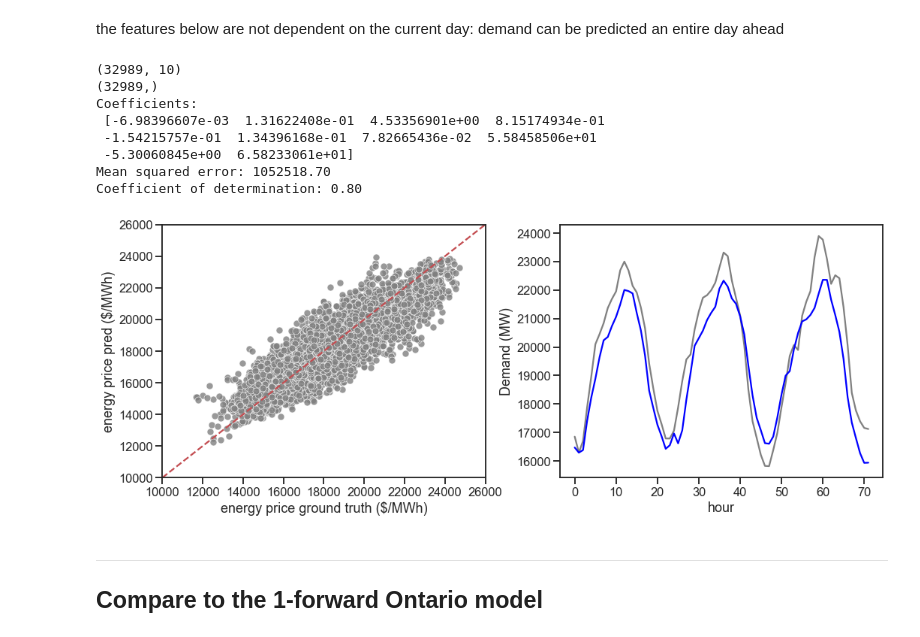
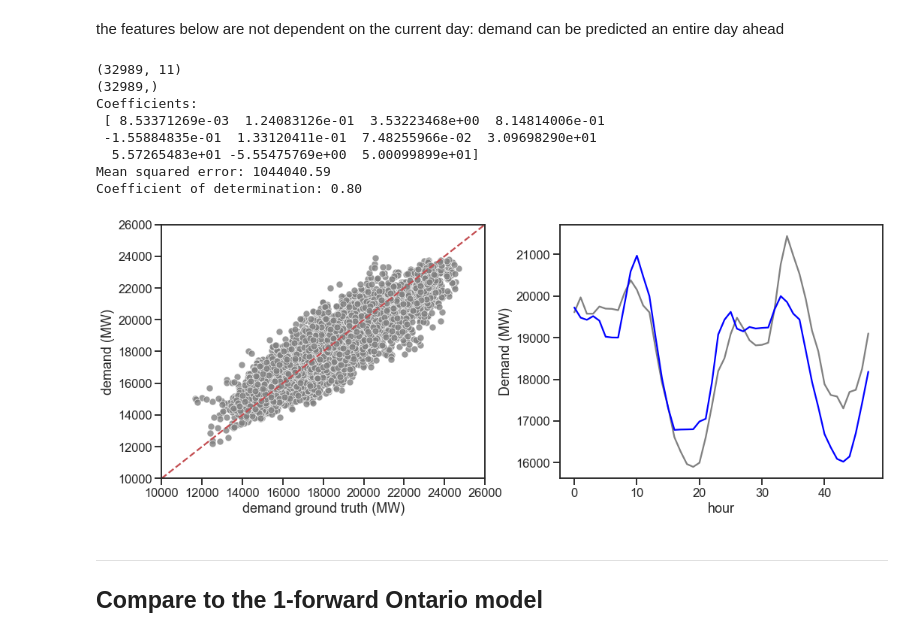
Before and after one commit to KeaganHRankin/cloud_ml_proj, a Jupyter notebook: feature_eng/feature_eng_keagan.ipynb, the cells around one changed output. Cells and saved outputs as stored; diff of their text form; code cells hidden in the pictures.

```diff
--- a/feature_eng/feature_eng_keagan.ipynb
+++ b/feature_eng/feature_eng_keagan.ipynb
@@ -894,7 +894,8 @@ the features below are not dependent on the current day: demand can be predicted
 # %%
 dim_model_features = ['price_lag_24','imp_seven_day_24','Month', #'price_lag_1','reserve_10_lag','imp_lag_0',
                       'demand_lag_24','demand_sd_lag2','demand_sd_lag3','demand_sd_lag4',
-                      'cdd','gust_dir','time_lag_prev_day']
+                      'cdd','gust_dir','time_lag_prev_day',#'demand_lag_12'
+                      ]
 
 lin_model = linear_model.LinearRegression()
 reg_model = linear_model.Lasso(alpha=1)
@@ -924,41 +925,41 @@ print("Mean squared error: %.2f" % mean_squared_error(y_test, y_pred))
 # The coefficient of determination: 1 is perfect prediction
 print("Coefficient of determination: %.2f" % r2_score(y_test, y_pred))
 # %% [output]
-(32989, 10)
+(32989, 11)
 (32989,)
 Coefficients:
- [-6.98396607e-03  1.31622408e-01  4.53356901e+00  8.15174934e-01
- -1.54215757e-01  1.34396168e-01  7.82665436e-02  5.58458506e+01
- -5.30060845e+00  6.58233061e+01]
-Mean squared error: 1052518.70
+ [ 8.53371269e-03  1.24083126e-01  3.53223468e+00  8.14814006e-01
+ -1.55884835e-01  1.33120411e-01  7.48255966e-02  3.09698290e+01
+  5.57265483e+01 -5.55475769e+00  5.00099899e+01]
+Mean squared error: 1044040.59
 Coefficient of determination: 0.80
 # %%
 y_test_plot = y_test
 y_pred_plot = y_pred
 
 fig, ax = plt.subplots(1,2, figsize=(15,6))
 sns.scatterplot(x=y_test_plot, y=y_pred_plot, ax=ax[0], alpha=0.8, color='grey')
 
-n_ahead = 7072
-jump = 7000
+n_ahead = 2948
+jump = 2900
 sns.lineplot(x=np.arange(n_ahead-jump), y=y_test_plot[jump:n_ahead], ax=ax[1],
              color='grey')
 sns.lineplot(x=np.arange(n_ahead-jump), y=y_pred_plot[jump:n_ahead], ax=ax[1],
              color='blue')
 
 
-ax[0].set_xlabel('energy price ground truth ($/MWh)')
-ax[0].set_ylabel('energy price pred ($/MWh)')
+ax[0].set_xlabel('demand ground truth (MW)')
+ax[0].set_ylabel('demand (MW)')
 ax[0].set_xlim([10000,26000])
 ax[0].set_ylim([10000,26000])
 sns.lineplot(ax=ax[0], x=np.arange(10000,26000), y=np.arange(10000,26000), linestyle='--', color='r')
 
 ax[1].set_xlabel('hour')
 ax[1].set_ylabel('Demand (MW)')
 
 plt.tight_layout()
 # %% [output]
-[figure, old version]
+[figure, new version]
 # %% [markdown]
 ------------------------------------------------------------------------------------
 ## Compare to the 1-forward Ontario model
```
